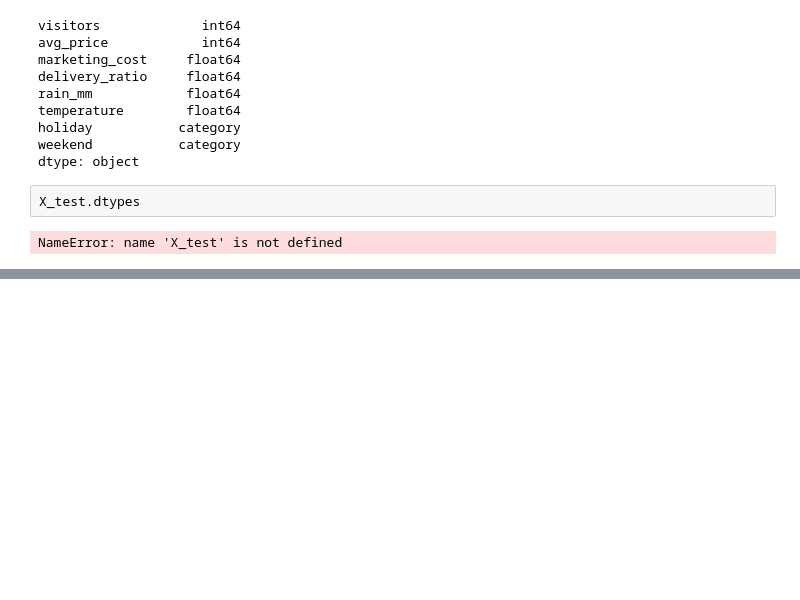
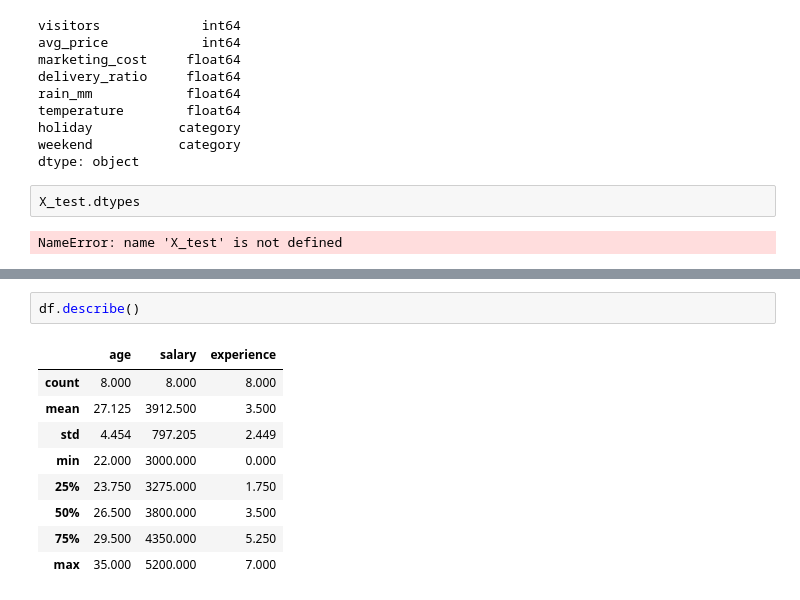
Before and after one commit to GYULLTANGURRI/main, a Jupyter notebook: 12월/2/260209실습/260209_[01].ipynb, the cells around one changed output, grey strips where cells are left out. Saved outputs shown, nothing was run; the diff lists cells and outputs as text; blank space fills up the shorter version.

```diff
--- a/12월/2/260209실습/260209_[01].ipynb
+++ b/12월/2/260209실습/260209_[01].ipynb
@@ -474,0 +539,12 @@ NameError: name 'X_test' is not defined
+# %%
+df.describe()
+# %% [output]
+|  | age | salary | experience |
+| count | 8.000 | 8.000 | 8.000 |
+| mean | 27.125 | 3912.500 | 3.500 |
+| std | 4.454 | 797.205 | 2.449 |
+| min | 22.000 | 3000.000 | 0.000 |
+| 25% | 23.750 | 3275.000 | 1.750 |
+| 50% | 26.500 | 3800.000 | 3.500 |
+| 75% | 29.500 | 4350.000 | 5.250 |
+| max | 35.000 | 5200.000 | 7.000 |
```
Also changed, not shown: parts of 10 cells of this notebook, 6 other files.
